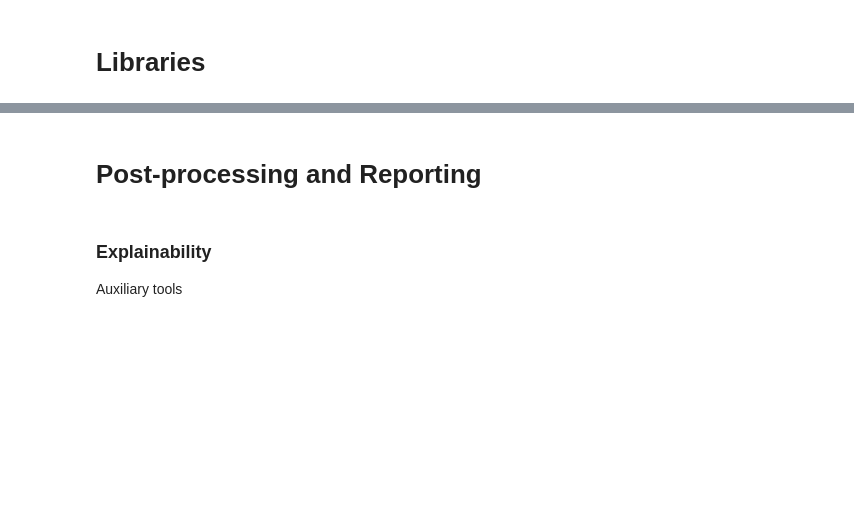
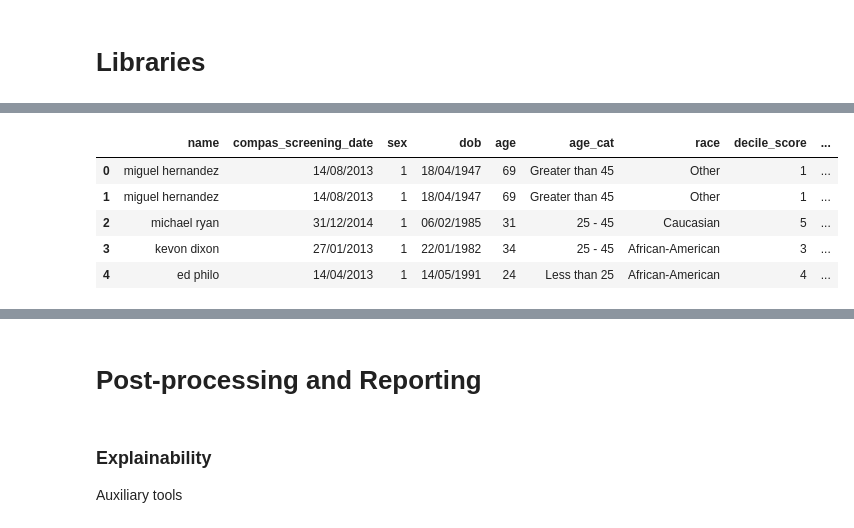
Before and after one commit to Data4everyone/Auditing-AI-Systems, a Jupyter notebook: Development Stage and Mitigation strategies/Post_processing_and_reporting.ipynb, the cells around one changed output, grey strips where cells are left out. Saved outputs shown, nothing was run; the diff lists cells and outputs as text; code cells hidden in the pictures; blank space fills up the shorter version.

```diff
--- a/Development Stage and Mitigation strategies/Post_processing_and_reporting.ipynb
+++ b/Development Stage and Mitigation strategies/Post_processing_and_reporting.ipynb
@@ -64,3 +81,17 @@ df.head()
 | 2 | 3.0 | michael ryan | michael | ryan | 31/12/2014 | Male | 06/02/1985 | 31 | 25 - 45 | Caucasian | ... |
 | 3 | 4.0 | kevon dixon | kevon | dixon | 27/01/2013 | Male | 22/01/1982 | 34 | 25 - 45 | African-American | ... |
 | 4 | 5.0 | ed philo | ed | philo | 14/04/2013 | Male | 14/05/1991 | 24 | Less than 25 | African-American | ... |
+# %%
+# We code the gender by 1 Male 0 Female
+df["sex"].replace({'Male': 1, 'Female': 0}, inplace=True)
+# %%
+# remove unneeded column identifiers
+df.drop(columns = ['last','first','out_custody','in_custody','c_offense_date','decile_score.1','priors_count.1','c_case_number','days_b_screening_arrest','start','end','event','screening_date','c_case_number','juv_other_count','juv_misd_count','juv_fel_count','r_days_from_arrest','id','r_charge_degree','r_offense_date', 'vr_case_number','r_case_number','r_jail_out','c_arrest_date','r_charge_desc','r_jail_in', 'violent_recid','vr_charge_degree','vr_offense_date','vr_charge_desc'], inplace=True)
+df.head()
+# %% [output]
+|  | name | compas_screening_date | sex | dob | age | age_cat | race | decile_score | ... |
+| 0 | miguel hernandez | 14/08/2013 | 1 | 18/04/1947 | 69 | Greater than 45 | Other | 1 | ... |
+| 1 | miguel hernandez | 14/08/2013 | 1 | 18/04/1947 | 69 | Greater than 45 | Other | 1 | ... |
+| 2 | michael ryan | 31/12/2014 | 1 | 06/02/1985 | 31 | 25 - 45 | Caucasian | 5 | ... |
+| 3 | kevon dixon | 27/01/2013 | 1 | 22/01/1982 | 34 | 25 - 45 | African-American | 3 | ... |
+| 4 | ed philo | 14/04/2013 | 1 | 14/05/1991 | 24 | Less than 25 | African-American | 4 | ... |
```
Also changed, not shown: parts of 24 cells of this notebook, 6 other files.
